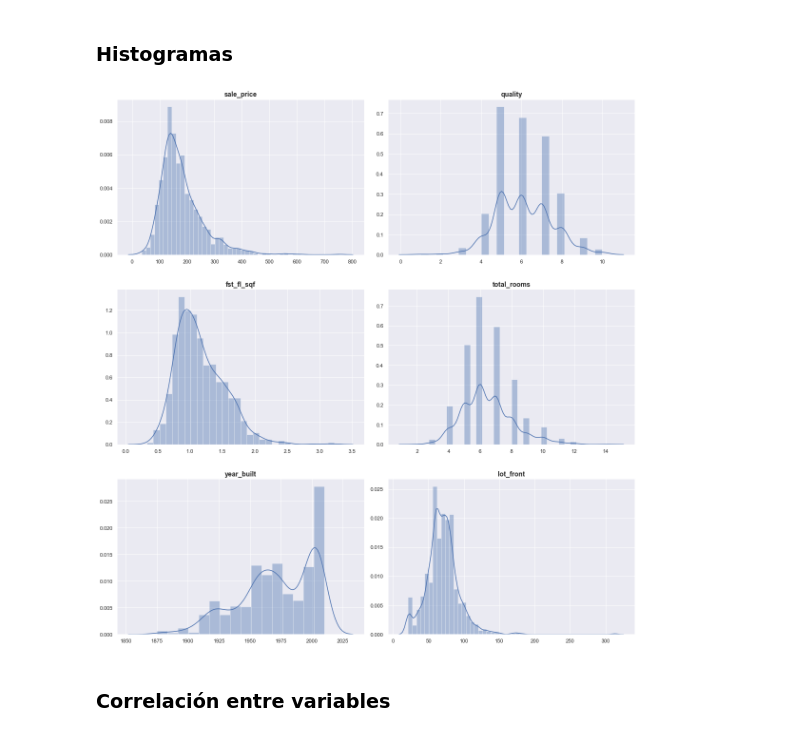
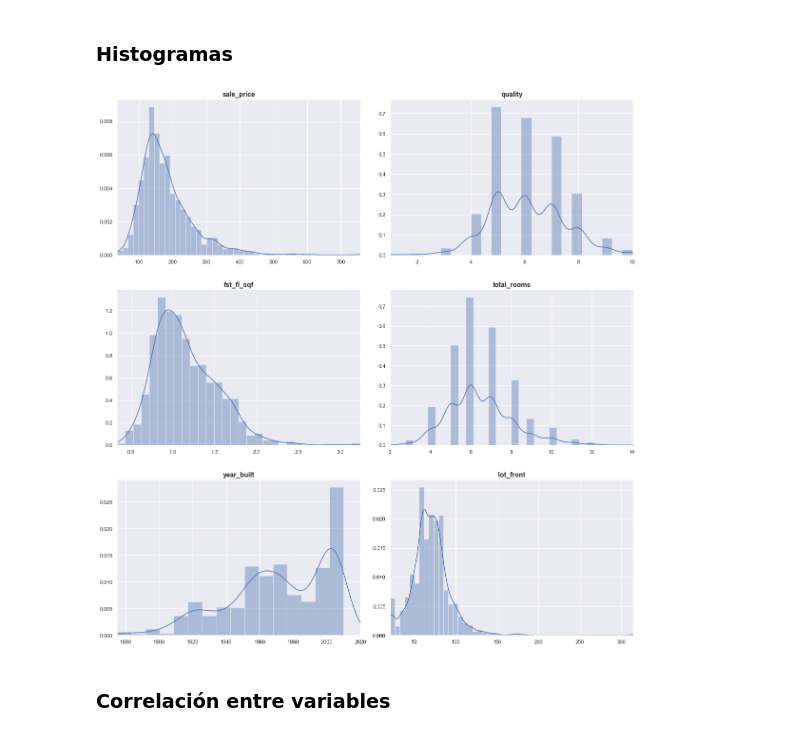
Before and after one commit to gallowstree/DS-Python-Project, a Jupyter notebook: main.ipynb, the cells around one changed output. Drawn from its saved outputs; the diff is of its cells as text; code cells hidden in the pictures.

```diff
--- a/main.ipynb
+++ b/main.ipynb
@@ -61,20 +61,21 @@ HTML(df.to_html())
 # %%
 n = len(variables)
 cols = 2
 rows = n // cols
 
 fig,ax = plt.subplots(rows, cols, figsize=(16,n*2.75))
 
 i = 0
 for name, values in variables.items():
     current_ax = ax[i//cols][i%cols]
     current_ax.set_title(name,  weight='bold').set_fontsize(14)
+    current_ax.set_xlim(np.nanmin(values), np.nanmax(values) * 1.005)
     sb.distplot(values[~np.isnan(values)],  ax=current_ax)
     i+=1
 
 fig.tight_layout(h_pad=3)
 # %% [output]
-[figure, old version]
+[figure, new version]
 # %% [markdown]
 ### Correlación entre variables
 # %%
```
Also changed, not shown: parts of 8 cells of this notebook.
